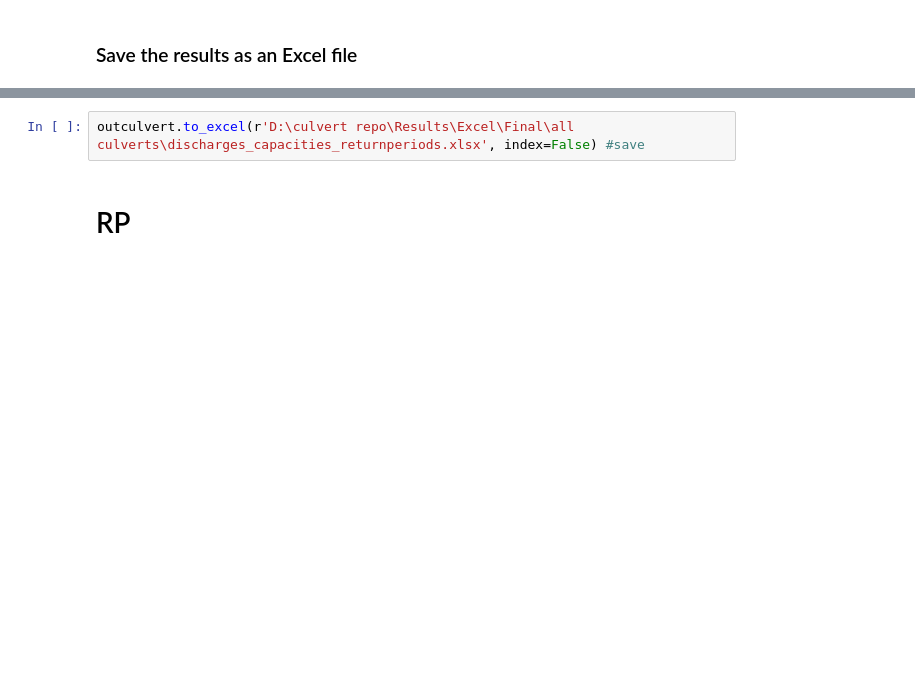
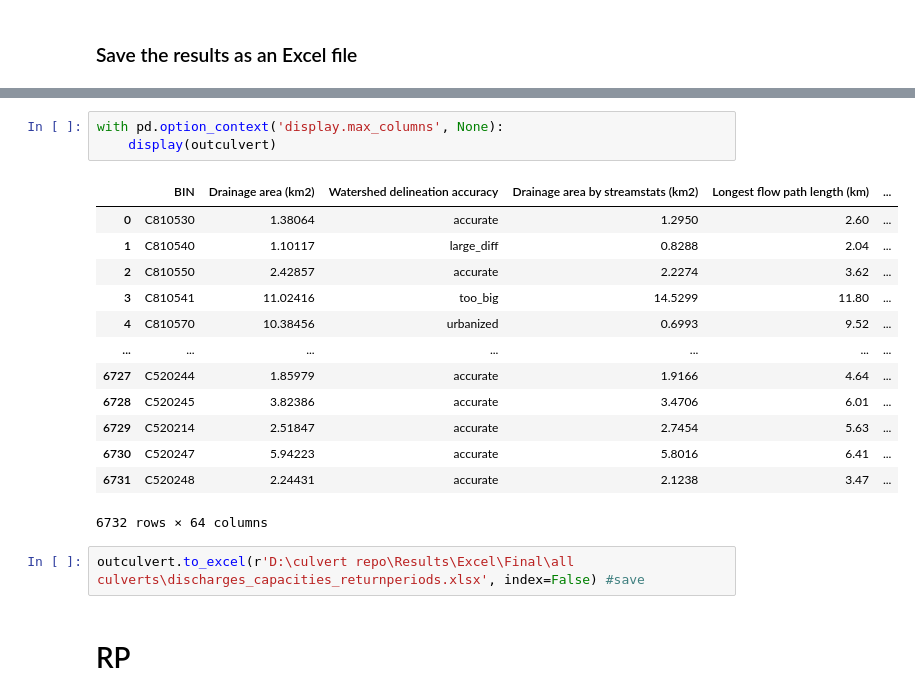
Before and after one commit to omidemam/flood_risk_dynamics, a Jupyter notebook: 5. Results/All/Results_visualization_V1.1_ALL.ipynb, the cells around one changed output, grey strips where cells are left out. Saved outputs shown, nothing was run; the diff lists cells and outputs as text; blank space fills up the shorter version.

```diff
--- a/5. Results/All/Results_visualization_V1.1_ALL.ipynb
+++ b/5. Results/All/Results_visualization_V1.1_ALL.ipynb
@@ -759,4 +837,21 @@ outculvert=out_culvert.rename(columns={'Area': 'Drainage area (km2)',
                                     }, inplace=False)
+# %%
+with pd.option_context('display.max_columns', None):
+    display(outculvert)
+# %% [output]
+|  | BIN | Drainage area (km2) | Watershed delineation accuracy | Drainage area by streamstats (km2) | Longest flow path length (km) | ... |
+| 0 | C810530 | 1.38064 | accurate | 1.2950 | 2.60 | ... |
+| 1 | C810540 | 1.10117 | large_diff | 0.8288 | 2.04 | ... |
+| 2 | C810550 | 2.42857 | accurate | 2.2274 | 3.62 | ... |
+| 3 | C810541 | 11.02416 | too_big | 14.5299 | 11.80 | ... |
+| 4 | C810570 | 10.38456 | urbanized | 0.6993 | 9.52 | ... |
+| ... | ... | ... | ... | ... | ... | ... |
+| 6727 | C520244 | 1.85979 | accurate | 1.9166 | 4.64 | ... |
+| 6728 | C520245 | 3.82386 | accurate | 3.4706 | 6.01 | ... |
+| 6729 | C520214 | 2.51847 | accurate | 2.7454 | 5.63 | ... |
+| 6730 | C520247 | 5.94223 | accurate | 5.8016 | 6.41 | ... |
+| 6731 | C520248 | 2.24431 | accurate | 2.1238 | 3.47 | ... |
+6732 rows × 64 columns
 # %%
 outculvert.to_excel(r'D:\culvert repo\Results\Excel\Final\all culverts\discharges_capacities_returnperiods.xlsx', index=False) #save
 # %% [markdown]
```
Also changed, not shown: parts of 12 cells of this notebook.
